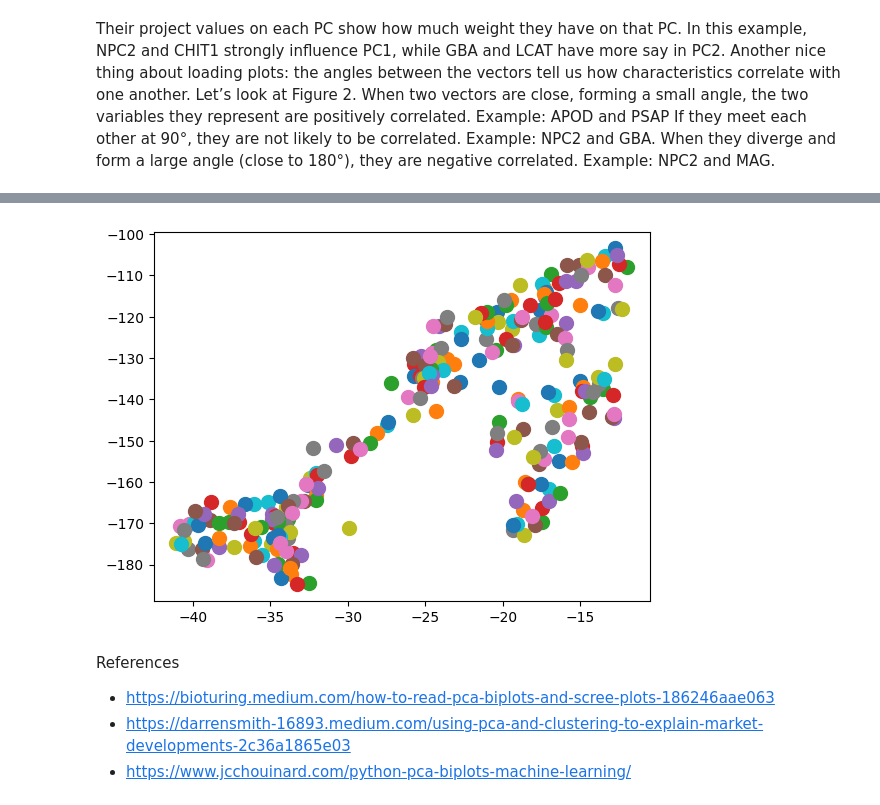
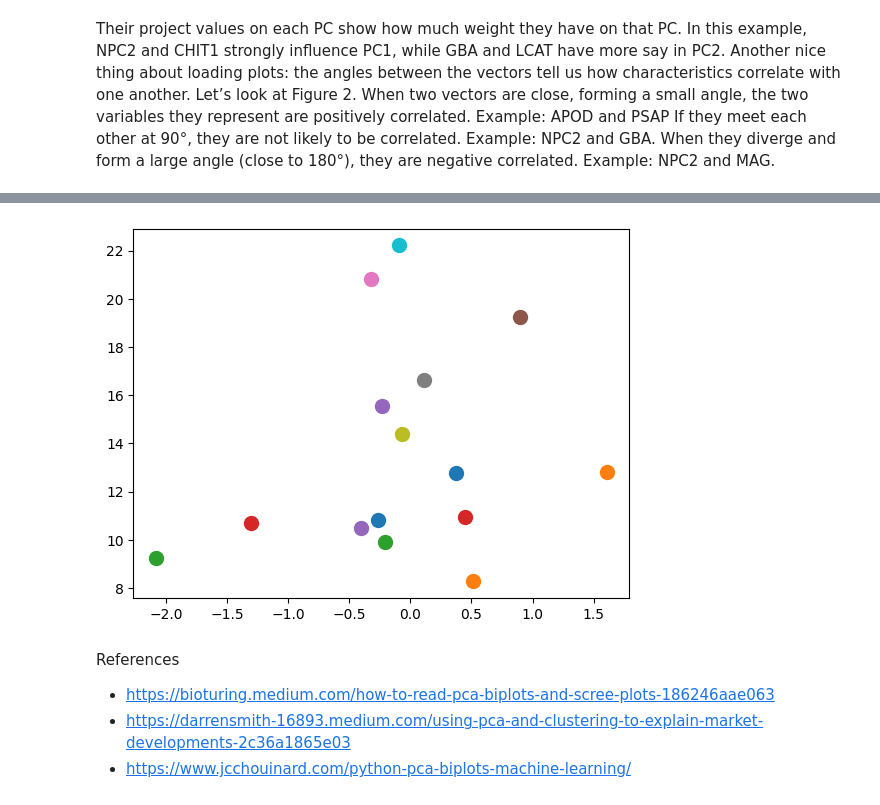
Before and after one commit to saaadiqh/PCA-and-Clustering-in-Finance-Demo, a Jupyter notebook: main.ipynb, the cells around one changed output, grey strips where cells are left out. Cells and saved outputs as stored; diff of their text form; code cells hidden in the pictures.

```diff
--- a/main.ipynb
+++ b/main.ipynb
@@ -38,7 +34,7 @@ print(sys.path)
 # %%
 class Portfolio:
 
-    def __init__(self, assets_list, past_prices=None, returns=None, pc_variances=None, pc_loadings=None):
+    def __init__(self, assets_list, past_prices=None, returns=None, pc_variances=None, pc_loadings=None, S=None):
         self.assets_list = assets_list
         self.past_prices = past_prices
 
@@ -61,28 +57,29 @@ class Portfolio:
         return self
 
     def calculate_pca(self, number_of_days=365, periods=30):
-        self.calculate_returns(number_of_days)
+        self.calculate_returns(number_of_days, periods)
         X = self.returns
         n = self.returns.shape[0]
         H = np.identity(n) - (np.ones((n, n))/n)
         S = ((X.transpose().reset_index(drop=True) @ H) @ X.reset_index(drop=True))/(n-1)
         w,v=eig(S)
         self.pc_variances = w
-        self.pc_loadings = pd.DataFrame(data={'Feature_Names': self.assets_list, 'PC1': v[0], 'PC2': v[1]})
+        self.pc_loadings = pd.DataFrame(data={'Feature_Names': X.columns, 'PC1': v[0], 'PC2': v[1]})
+        self.S = S
         return self
 
     def plot_variances(self, number_of_days=365, periods=30):
         self.calculate_pca(number_of_days, periods)
         fig, (ax1, ax2, ax3) = plt.subplots(1, 3, figsize=(12, 3))
         fig.suptitle('Eigenvalues, Scree Plot, and Cumulative Proportion of Variance Plot')
-        ax1.plot(range(1,12), self.pc_variances)
-        ax2.plot(range(1,12), 100*self.pc_variances/(sum(self.pc_variances)))
+        ax1.plot(range(1,1+len(self.assets_list)), self.pc_variances)
+        ax2.plot(range(1,1+len(self.assets_list)), 100*self.pc_variances/(sum(self.pc_variances)))
         ax3.plot(np.cumsum(self.pc_variances)/sum(self.pc_variances))
 
     def plot_loadings(self, number_of_days=365, periods=30):
         self.calculate_pca(number_of_days, periods)
         t = self.pc_loadings
-        for i, varnames in enumerate(self.pc_loadings['Feature_Names']):
+        for i, varnames in enumerate(t['Feature_Names']):
             plt.scatter(t.iloc[i, 1], t.iloc[i, 2], s=30)
             plt.text(t.iloc[i, 1], t.iloc[i, 2], varnames)
 
@@ -96,7 +93,7 @@ class Portfolio:
         plt.title('2D Loading plot')
         plt.show()
 # %%
-portfolio1 = Portfolio(['AAPL', 'NVDA', 'MSFT', 'GOLD', 'GOOG', 'AMZN', '2222.SR', 'SLV', 'META', 'BTC', 'PLAT'])
+portfolio1 = Portfolio(['AAPL', 'NVDA', 'MSFT', 'GOLD', 'GOOG', 'AMZN', '2222.SR', 'SLV', 'META', 'BTC'])
 portfolio1.plot_variances(number_of_days=720, periods=30)
 # %% [output]
 [*********************100%%**********************]  1 of 1 completed
@@ -148,15 +127,0 @@ portfolio1.plot_loadings()
-# %%
-t = pd.DataFrame(data={'Feature_Names': df.columns, 'PC1': v[0], 'PC2': v[1]})
-for i, varnames in enumerate(t['Feature_Names']):
-    plt.scatter(t.iloc[i, 1], t.iloc[i, 2], s=30)
-    plt.text(t.iloc[i, 1], t.iloc[i, 2], varnames)
-
-# Define the axes
-plt.xticks(np.linspace(-0.8, 0.8, num=5))
-plt.yticks(np.linspace(-0.8, 0.8, num=5))
-plt.xlabel('PC1')
-plt.ylabel('PC2')
-
-# Show plot
-plt.title('2D Loading plot')
-plt.show()
@@ -177,10 +134,12 @@ df.head(1)
 # %%
-for i, date_ in enumerate(df.index):
+df = portfolio1.returns
+t = portfolio1.pc_loadings
+for i, date_ in enumerate(df.tail(15).index):
     x = sum(t.PC1 * df.iloc[i].values)
     y = sum(t.PC2 * df.iloc[i].values)
     plt.scatter(x, y, s=100)
 # %% [output]
-[figure, old version]
+[figure, new version]
 # %% [markdown]
 References
 
```
Also changed, not shown: parts of 7 cells of this notebook, 1 other file.
